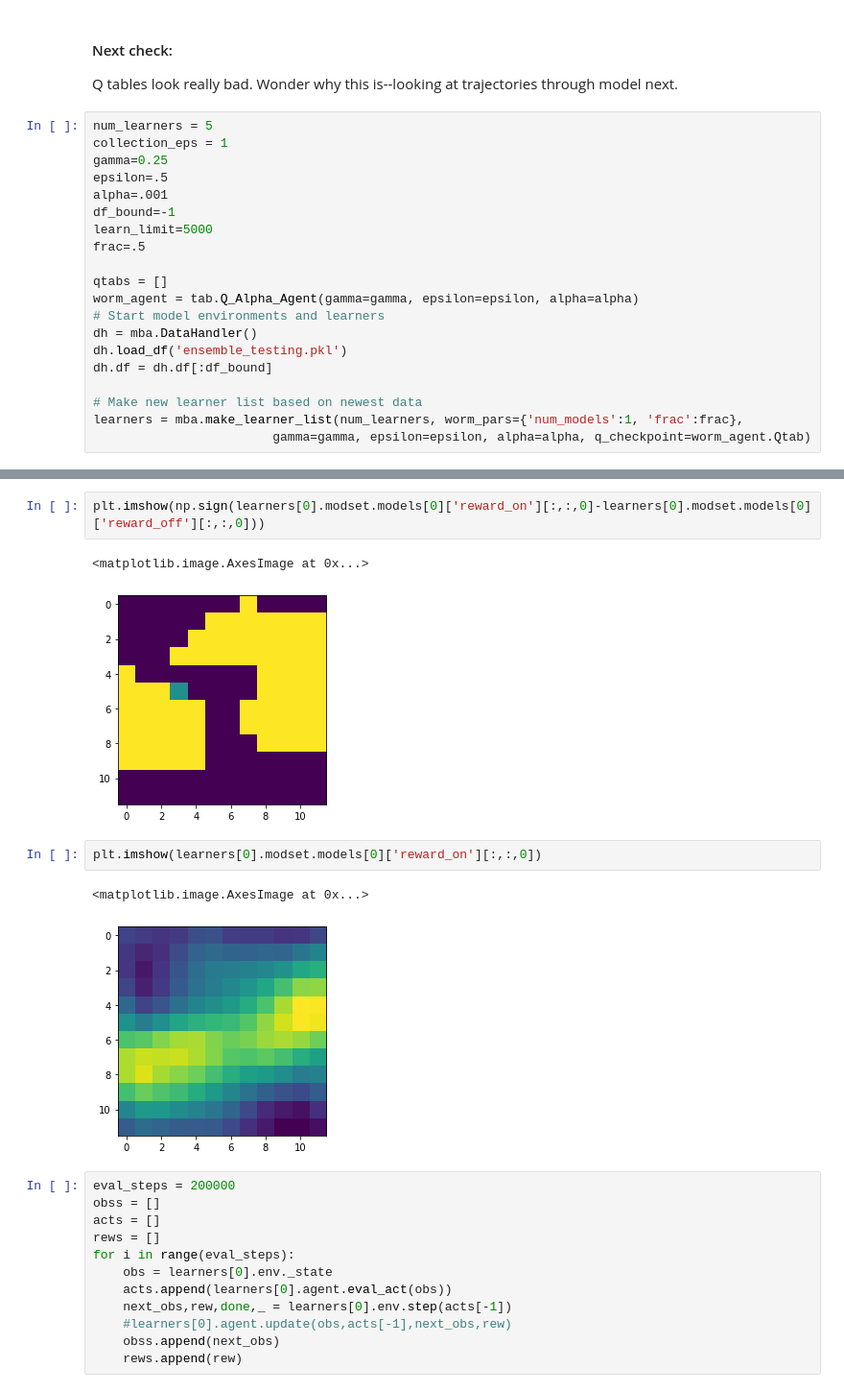
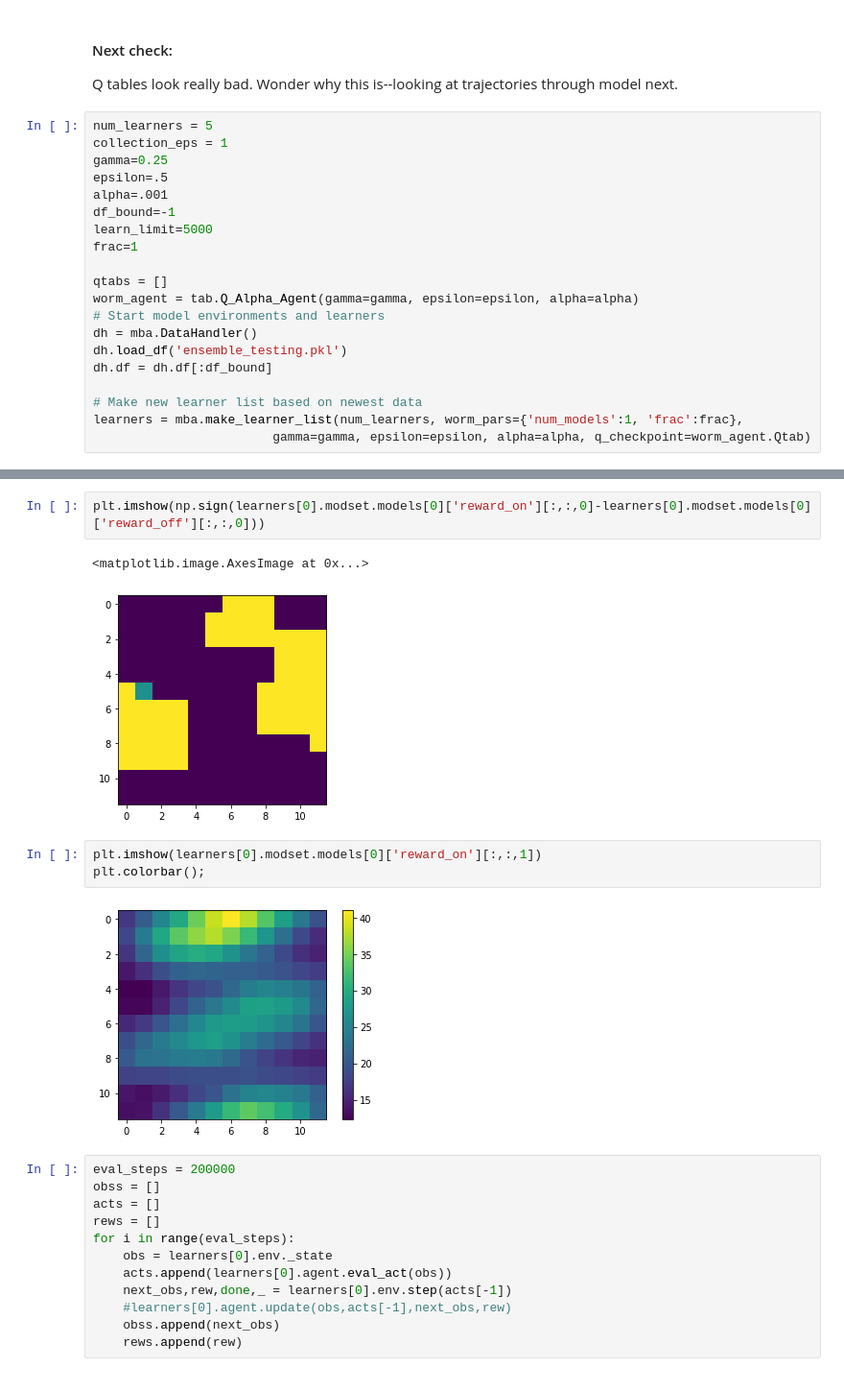
Before and after one commit to ccli3896/RLWorms, a Jupyter notebook: 12_19_homeTesting/RunMoreThings.ipynb, the cells around one changed output, grey strips where cells are left out. Shown at 96% size. Saved outputs shown, nothing was run; the diff lists cells and outputs as text.

```diff
--- a/12_19_homeTesting/RunMoreThings-Copy1.ipynb
+++ b/12_19_homeTesting/RunMoreThings.ipynb
@@ -240,7 +240,7 @@ epsilon=.5
 alpha=.001
 df_bound=-1
 learn_limit=5000
-frac=.5
+frac=1
 
 qtabs = []
 worm_agent = tab.Q_Alpha_Agent(gamma=gamma, epsilon=epsilon, alpha=alpha)
@@ -260,12 +260,12 @@ On model 0
 plt.imshow(np.sign(learners[0].modset.models[0]['reward_on'][:,:,0]-learners[0].modset.models[0]['reward_off'][:,:,0]))
 # %% [output]
 <matplotlib.image.AxesImage at 0x...>
-[figure, old version]
+[figure, new version]
 # %%
-plt.imshow(learners[0].modset.models[0]['reward_on'][:,:,0])
+plt.imshow(learners[0].modset.models[0]['reward_on'][:,:,1])
+plt.colorbar();
 # %% [output]
-<matplotlib.image.AxesImage at 0x...>
-[figure, old version]
+[figure, new version]
 # %%
 eval_steps = 200000
 obss = []
```
Also changed, not shown: parts of 17 cells of this notebook, 4 other files.
